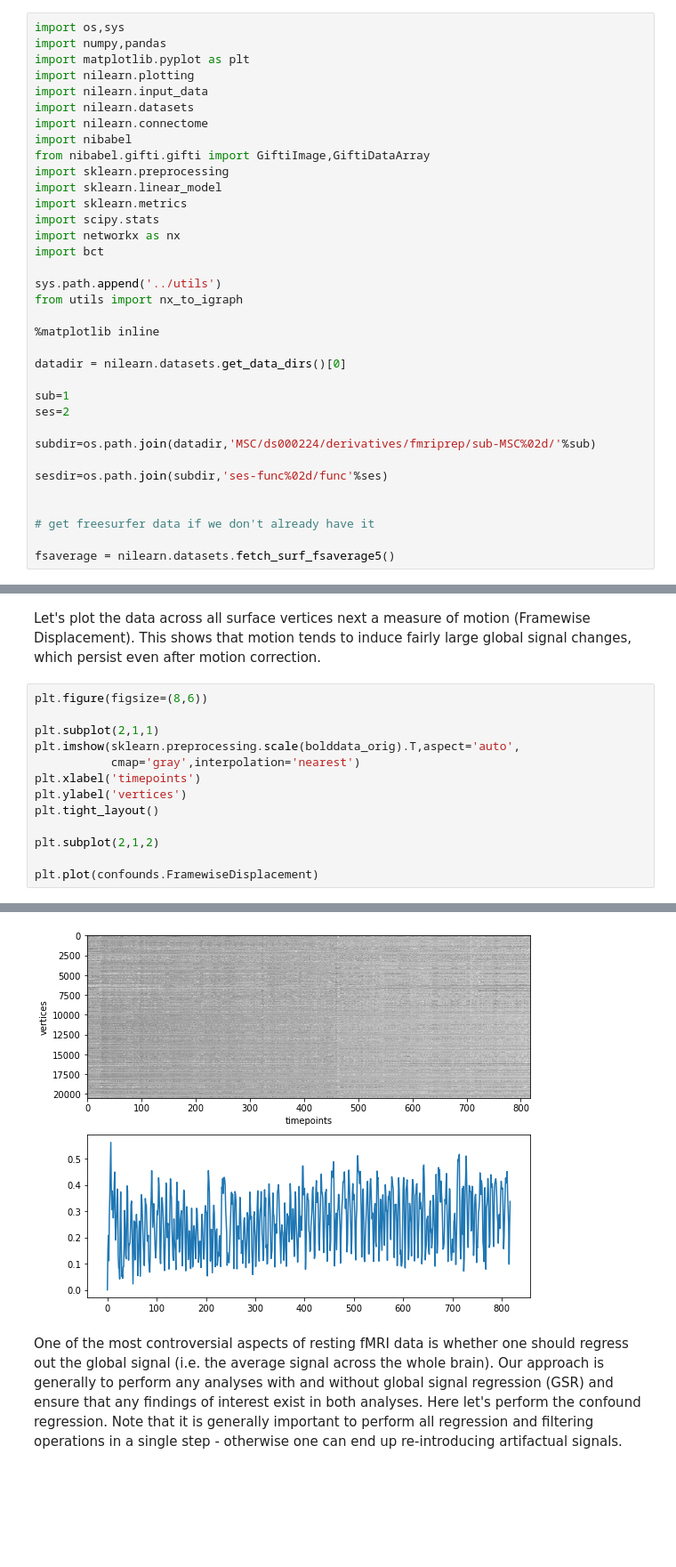
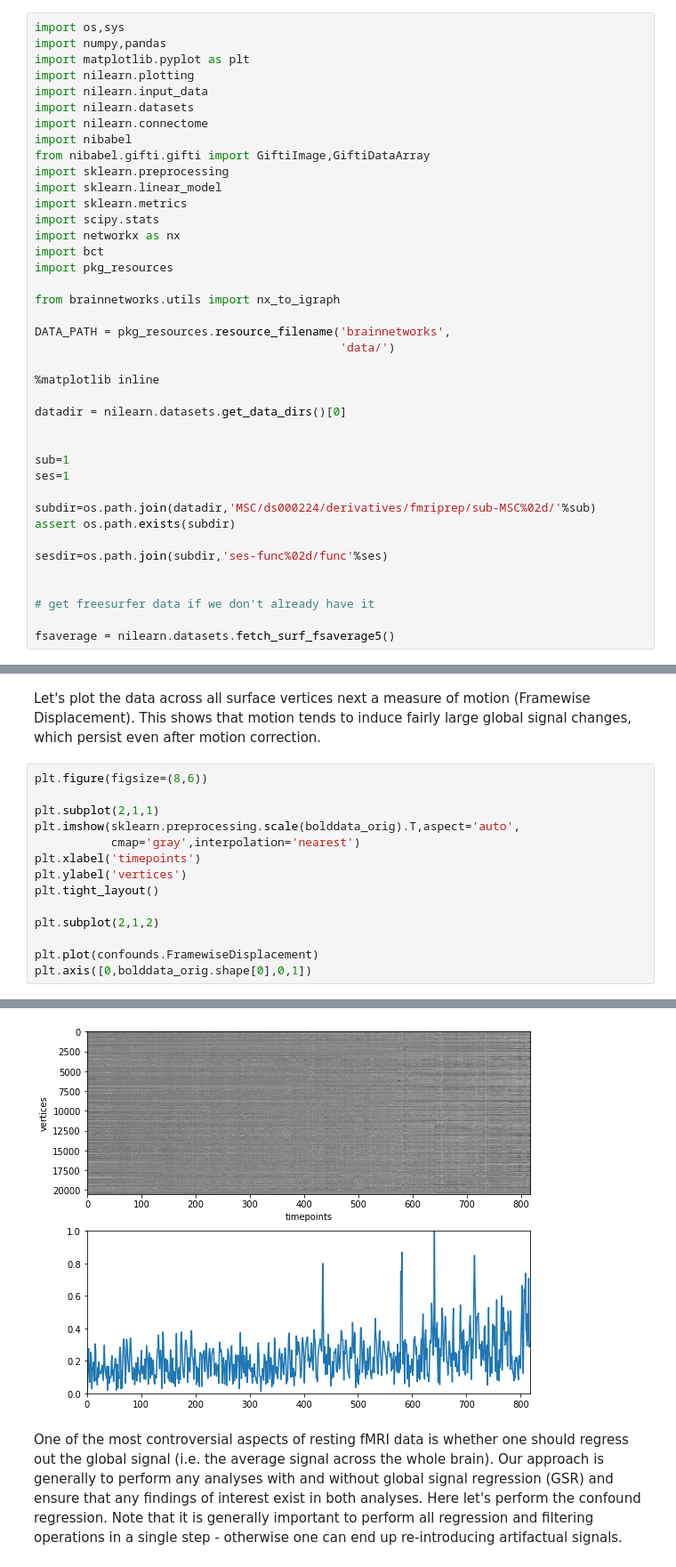
Before and after one commit to BrainNetworksCourse/brain-networks-course, a Jupyter notebook: Week7-RestingFMRI/Week7_RestingfMRI.ipynb, the cells around one changed output, grey strips where cells are left out. Shown at 89% size. Saved outputs shown, nothing was run; the diff lists cells and outputs as text; blank space fills up the shorter version.

```diff
--- a/Week7-RestingFMRI/Week7_RestingfMRI.ipynb
+++ b/Week7-RestingFMRI/Week7_RestingfMRI.ipynb
@@ -18,18 +18,23 @@ import sklearn.metrics
 import scipy.stats
 import networkx as nx
 import bct
+import pkg_resources
 
-sys.path.append('../utils')
-from utils import nx_to_igraph
+from brainnetworks.utils import nx_to_igraph
+
+DATA_PATH = pkg_resources.resource_filename('brainnetworks',
+                                            'data/')
 
 %matplotlib inline
 
 datadir = nilearn.datasets.get_data_dirs()[0]
 
+
 sub=1
-ses=2
+ses=1
 
 subdir=os.path.join(datadir,'MSC/ds000224/derivatives/fmriprep/sub-MSC%02d/'%sub)
+assert os.path.exists(subdir)
 
 sesdir=os.path.join(subdir,'ses-func%02d/func'%ses)
 
@@ -126,4 +132,5 @@ plt.tight_layout()
 plt.subplot(2,1,2)
 
 plt.plot(confounds.FramewiseDisplacement)
+plt.axis([0,bolddata_orig.shape[0],0,1])
 # %% [output]
@@ -131,4 +138,4 @@ plt.plot(confounds.FramewiseDisplacement)
-[figure, old version]
+[figure, new version]
 # %% [markdown]
 One of the most controversial aspects of resting fMRI data is whether one should regress out the global signal (i.e. the average signal across the whole brain).  Our approach is generally to perform any analyses with and without global signal regression (GSR) and ensure that any findings of interest exist in both analyses.  Here let's perform the confound regression.  Note that it is generally important to perform all regression and filtering operations in a single step - otherwise one can end up re-introducing artifactual signals.
 # %%
```
Also changed, not shown: parts of 18 cells of this notebook.
